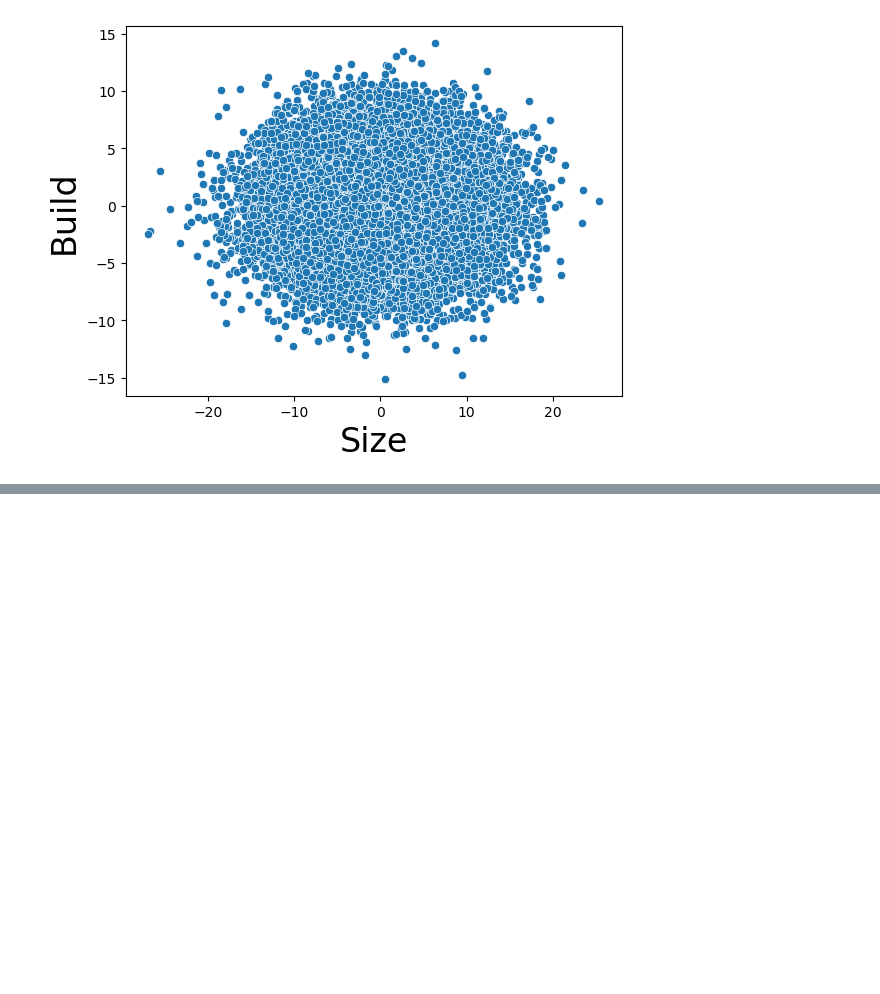
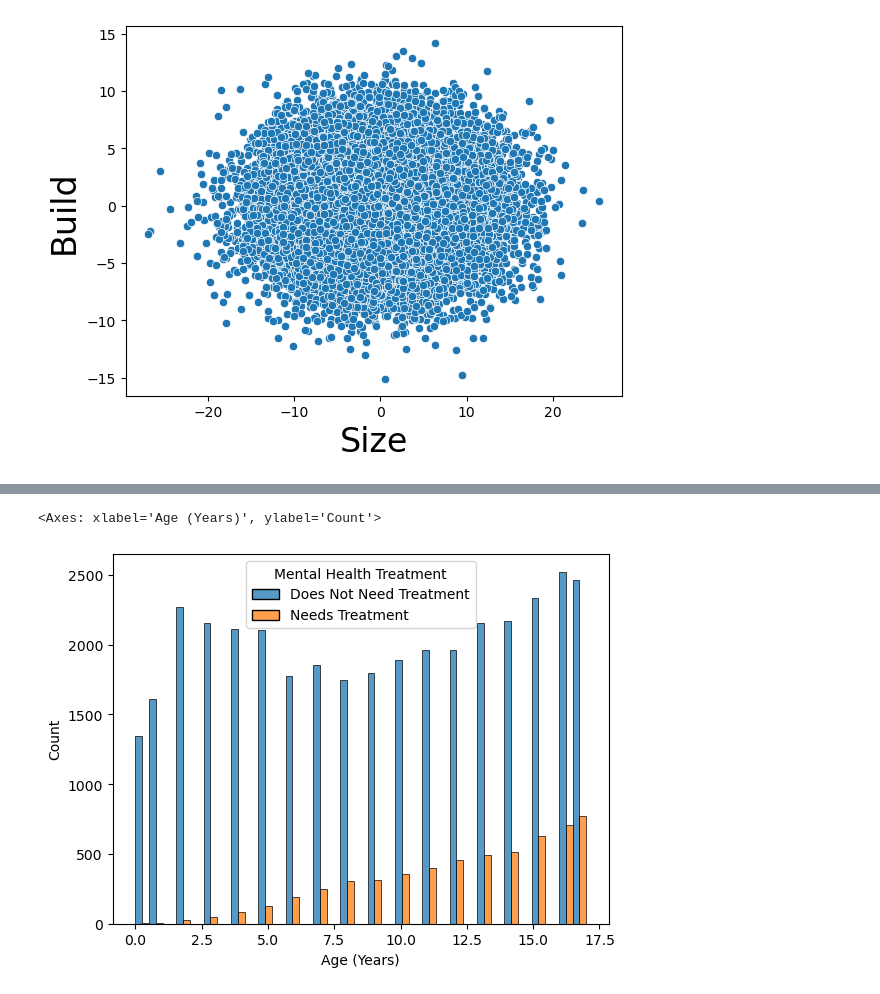
Before and after one commit to andymeintjes/ImmerseTokyo2025Innovation, a Jupyter notebook: Notebooks/DataSciencePipelines.ipynb, the cells around one changed output, grey strips where cells are left out. Cells and saved outputs as stored; diff of their text form; code cells hidden in the pictures; blank space fills up the shorter version.

```diff
--- a/Notebooks/DataSciencePipelines.ipynb
+++ b/Notebooks/DataSciencePipelines.ipynb
@@ -61,0 +142,5 @@ Text(0, 0.5, 'Build')
+# %%
+sns.histplot(data=df, x='Age (Years)',hue='Mental Health Treatment', multiple="dodge", stat='count',common_norm=True)
+# %% [output]
+<Axes: xlabel='Age (Years)', ylabel='Count'>
+[figure, added]
```
Also changed, not shown: parts of 9 cells of this notebook, 34 other files.
